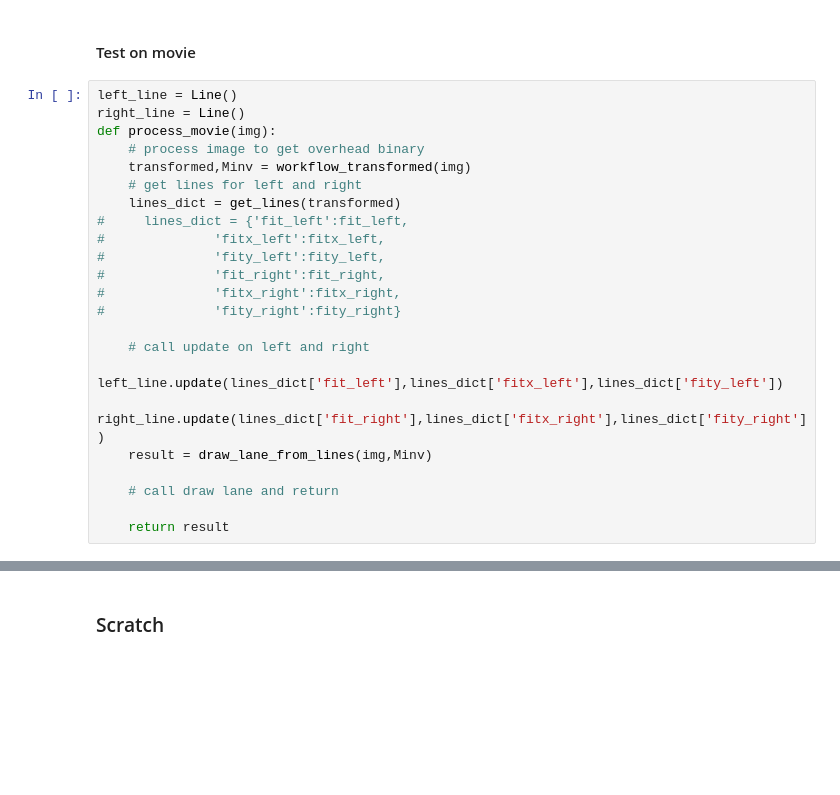
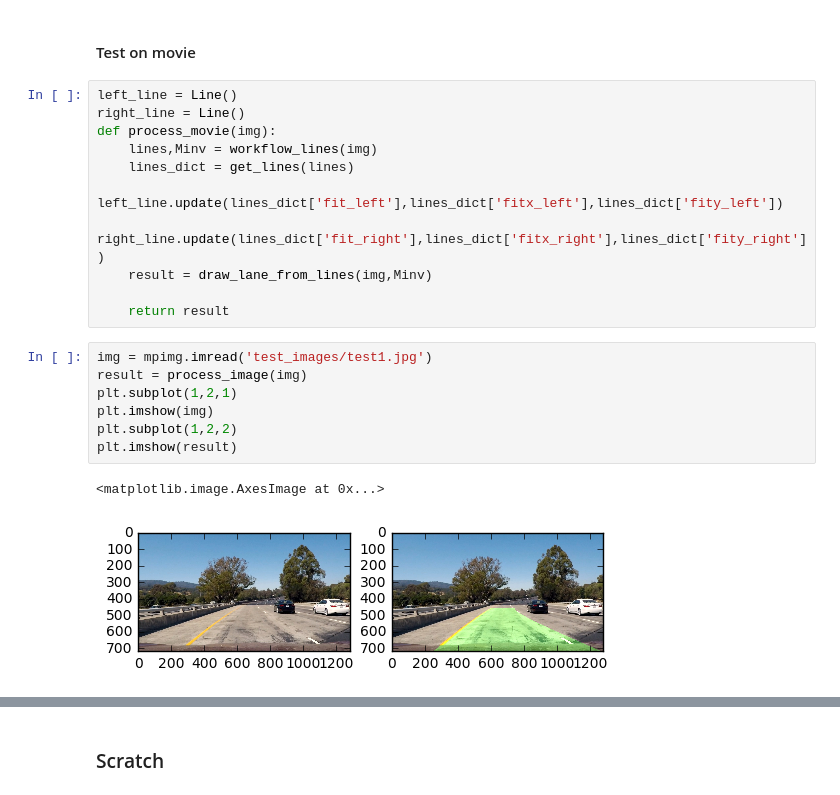
Before and after one commit to sirpsycho85/CarND-Advanced-Lane-Lines, a Jupyter notebook: Advanced lane lines.ipynb, the cells around one changed output, grey strips where cells are left out. Drawn from its saved outputs; the diff is of its cells as text; blank space fills up the shorter version.

```diff
--- a/Advanced lane lines.ipynb
+++ b/Advanced lane lines.ipynb
@@ -574,23 +580,21 @@ class Line():
 left_line = Line()
 right_line = Line()
 def process_movie(img):
-    # process image to get overhead binary
-    transformed,Minv = workflow_transformed(img)
-    # get lines for left and right
-    lines_dict = get_lines(transformed)
-#     lines_dict = {'fit_left':fit_left,
-#              'fitx_left':fitx_left,
-#              'fity_left':fity_left,
-#              'fit_right':fit_right,
-#              'fitx_right':fitx_right,
-#              'fity_right':fity_right}
-
-    # call update on left and right
+    lines,Minv = workflow_lines(img)
+    lines_dict = get_lines(lines)
     left_line.update(lines_dict['fit_left'],lines_dict['fitx_left'],lines_dict['fity_left'])
     right_line.update(lines_dict['fit_right'],lines_dict['fitx_right'],lines_dict['fity_right'])
     result = draw_lane_from_lines(img,Minv)
 
-    # call draw lane and return
-
     return result
+# %%
+img = mpimg.imread('test_images/test1.jpg')
+result = process_image(img)
+plt.subplot(1,2,1)
+plt.imshow(img)
+plt.subplot(1,2,2)
+plt.imshow(result)
+# %% [output]
+<matplotlib.image.AxesImage at 0x...>
+[figure, added]
 # %%
```
Also changed, not shown: parts of 4 cells of this notebook, 1 other file.
